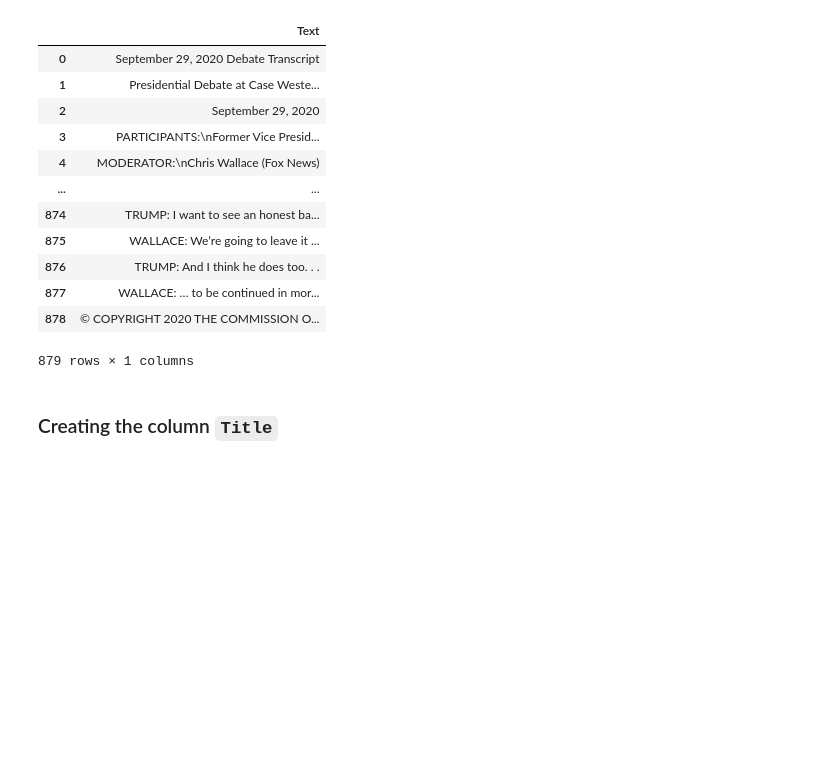
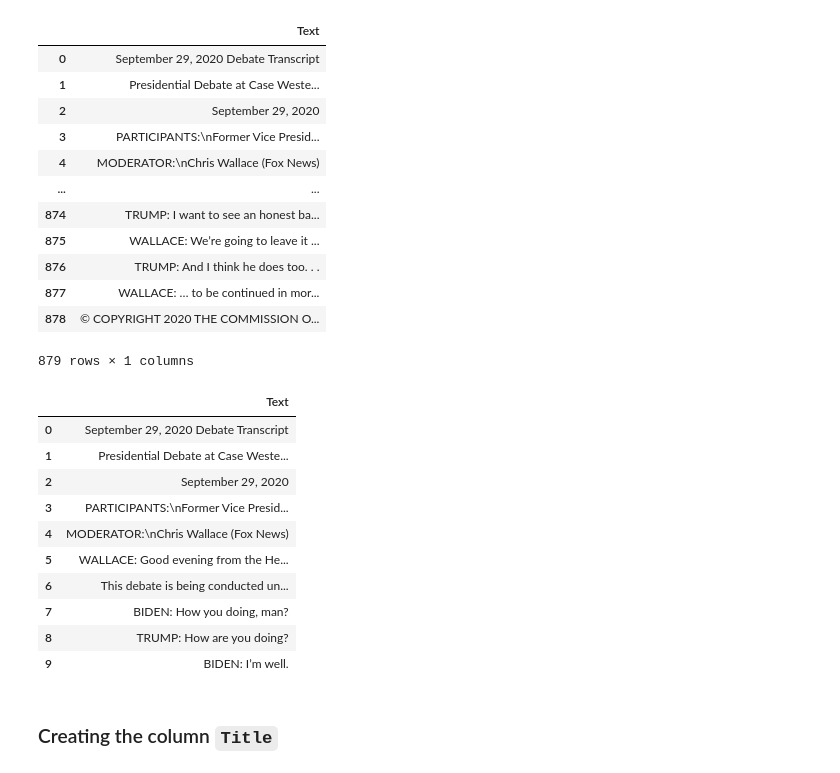
Before and after one commit to laelgelc/cl_st1_inrs, a Jupyter notebook: CL_St1_INRS.ipynb, the cells around one changed output. Saved outputs shown, nothing was run; the diff lists cells and outputs as text; code cells hidden in the pictures; blank space fills up the shorter version.

```diff
--- a/CL_St1_INRS.ipynb
+++ b/CL_St1_INRS.ipynb
@@ -52,6 +186,20 @@ df
 | 877 | WALLACE: … to be continued in mor... |
 | 878 | © COPYRIGHT 2020 THE COMMISSION O... |
 879 rows × 1 columns
+# %%
+df.head(10)
+# %% [output]
+|  | Text |
+| 0 | September 29, 2020 Debate Transcript |
+| 1 | Presidential Debate at Case Weste... |
+| 2 | September 29, 2020 |
+| 3 | PARTICIPANTS:\nFormer Vice Presid... |
+| 4 | MODERATOR:\nChris Wallace (Fox News) |
+| 5 | WALLACE: Good evening from the He... |
+| 6 | This debate is being conducted un... |
+| 7 | BIDEN: How you doing, man? |
+| 8 | TRUMP: How are you doing? |
+| 9 | BIDEN: I’m well. |
 # %% [markdown]
 ### Creating the column `Title`
 # %%
```
Also changed, not shown: parts of 540 cells of this notebook.
